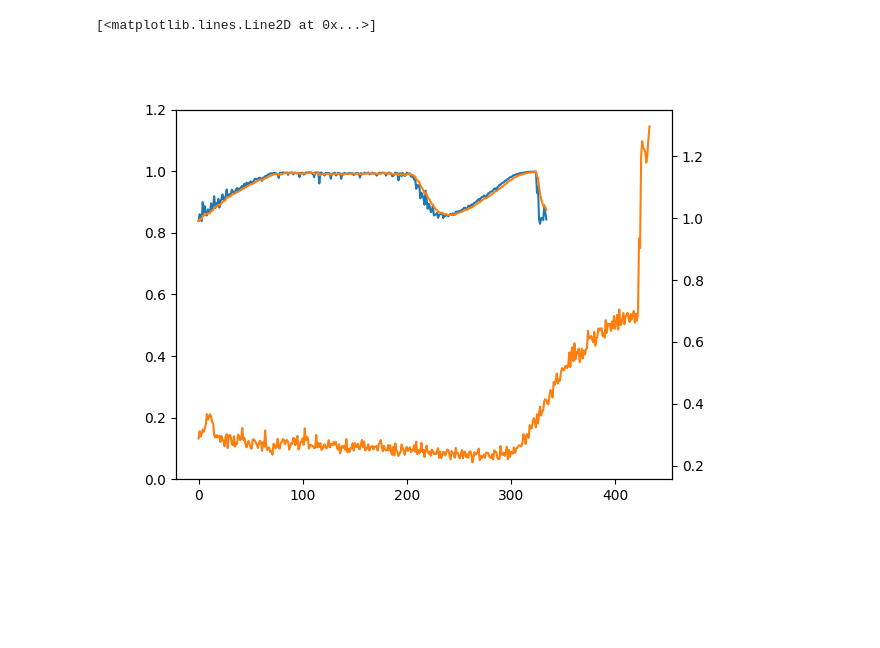
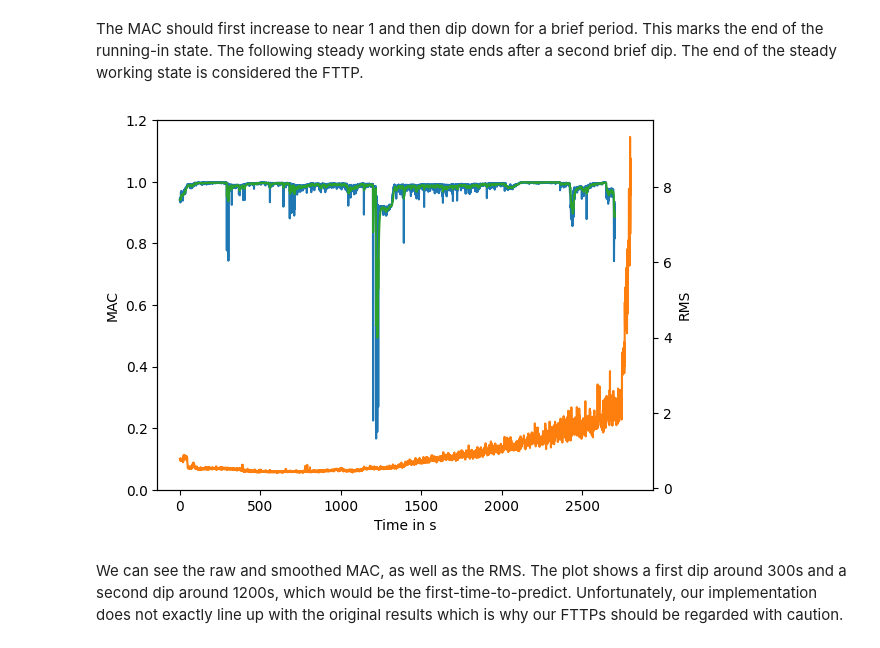
Before and after one commit to tilman151/rul-adapt, a Jupyter notebook: examples/tbigru.ipynb, the cells around one changed output. Drawn from its saved outputs; the diff is of its cells as text; code cells hidden in the pictures; blank space fills up the shorter version.

```diff
--- a/examples/tbigru.ipynb
+++ b/examples/tbigru.ipynb
@@ -5,0 +23,6 @@ import matplotlib.pyplot as plt
+# %%
+source = rul_datasets.FemtoReader(fd=1, run_split_dist={"dev": [1, 7]})
+target = rul_datasets.FemtoReader(fd=2, percent_broken=0.8, run_split_dist={"dev": [1, 2]})
+
+feature_idx = rul_adapt.approach.select_features(source, target, num_features=30)
+print(sorted(feature_idx))
@@ -5,0 +33,8 @@ import matplotlib.pyplot as plt
+# %%
+extractor = rul_adapt.approach.VibrationFeatureExtractor(num_input_features=2, feature_idx=feature_idx)
+extractor.fit(source.load_split("dev")[0] + target.load_split("dev")[0])  # fit internal scaler
+
+dm = rul_datasets.DomainAdaptionDataModule(
+    rul_datasets.RulDataModule(source, 32, extractor, 20),
+    rul_datasets.RulDataModule(target, 32, extractor, 20),
+)
@@ -6,10 +47,11 @@ import matplotlib.pyplot as plt
 # %%
-run = np.load("/home/tilman/.rul-datasets/FEMTOBearingDataSet/run_3_3_features.npy")
-inputs = run[:, :]
-rms = rul_adapt.approach.tbigru.rms(inputs)
-mac = rul_adapt.approach.tbigru.mac(inputs, 100, "haar")
+runs, _ = source.load_split("dev")
+bearing_1_1 = runs[0]
+rms = rul_adapt.approach.tbigru.rms(bearing_1_1)
+mac = rul_adapt.approach.tbigru.mac(bearing_1_1, 100, "haar")
 # %%
-def filter(inputs, alpha):
+def smooth(inputs, alpha):
+    """Produce smoothed version of input signal."""
     filtered = np.empty_like(inputs)
     curr = inputs[0]
     for i, update in enumerate(inputs):
@@ -17,13 +59,20 @@ def filter(inputs, alpha):
         filtered[i] = curr
 
     return filtered
+# %% [markdown]
+The MAC should first increase to near 1 and then dip down for a brief period.
+This marks the end of the running-in state.
+The following steady working state ends after a second brief dip.
+The end of the steady working state is considered the FTTP.
 # %%
-%matplotlib widget
 plt.plot(mac)
-plt.plot(filter(mac, 0.8))
+plt.plot(smooth(mac, 0.8), c="tab:green")
+plt.xlabel("Time in s")
+plt.ylabel("MAC")
 plt.ylim((0, 1.2))
-ax: plt.Axes = plt.twinx(plt.gca())
+ax = plt.twinx(plt.gca())
 ax.plot(rms[:, 0], c="tab:orange")
+ax.set_ylabel("RMS")
+plt.show()
 # %% [output]
-[<matplotlib.lines.Line2D at 0x...>]
-[figure, old version]
+[figure, new version]
@@ -33,0 +79,4 @@ x = {"1": [1200, 140, 1050, 990, 2300, 1480, 1930],
+# %% [markdown]
+We can see the raw and smoothed MAC, as well as the RMS.
+The plot shows a first dip around 300s and a second dip around 1200s, which would be the first-time-to-predict.
+Unfortunately, our implementation does not exactly line up with the original results which is why our FTTPs should be regarded with caution.
```
Also changed, not shown: parts of 17 cells of this notebook.
